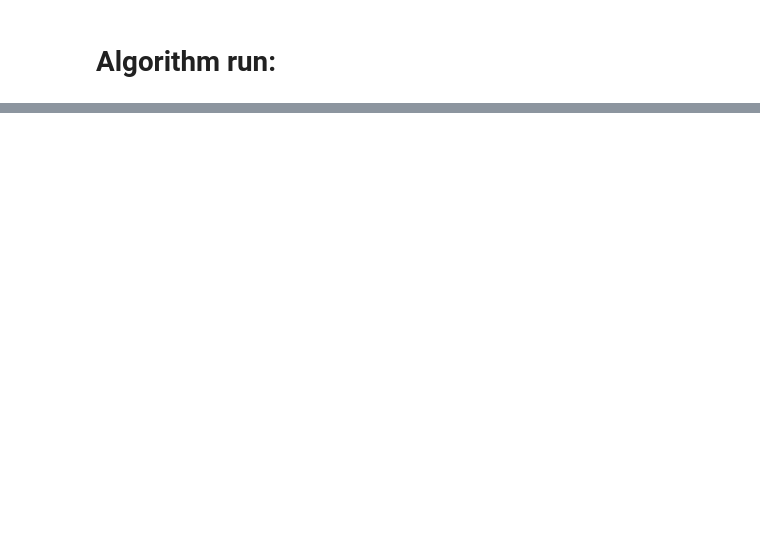
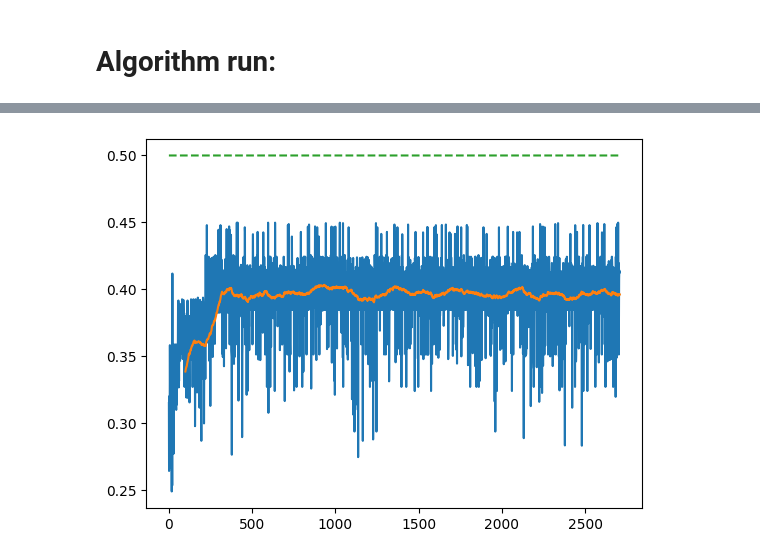
Before and after one commit to NitzanBarzilay/PickUsLunch, a Jupyter notebook: GeneticAlgorithm-WithWoltData.ipynb, the cells around one changed output, grey strips where cells are left out. Cells and saved outputs as stored; diff of their text form; code cells hidden in the pictures; blank space fills up the shorter version.

```diff
--- a/GeneticAlgorithm-WithWoltData.ipynb
+++ b/GeneticAlgorithm-WithWoltData.ipynb
@@ -106,2 +198,92 @@ user_input
 # %% [markdown]
 # Algorithm run:
+# %%
+best_fitness = -np.inf
+best_solution = np.nan
+best_res = []
+best_database = np.nan
+
+found = False
+
+combinations = 0
+for _, df in groups:
+    combinations += (df.shape[0] ** 3)
+
+print(f'------- Searching space of size {combinations} -------\n')
+
+start = time.time()
+for restaurant, database in groups:
+    print('.', end='')
+
+    rest_input = rest_df.loc[restaurant]
+
+    delivery_per_person = rest_input["delivery price"] / 3
+    user_input = deepcopy(base_user_input)
+    user_input["price"] = [p - delivery_per_person for p in user_input["price"]]
+#     print(user_input["price"])
+
+
+    if rest_input.kosher != user_input['kosher']:
+        continue
+    if rest_input.rating < user_input["min_rating"]:
+        continue
+
+
+    database.reset_index(inplace=True, drop=True)
+    res = []
+
+    # choose run params:
+    ga_instance = pygad.GA(num_generations         = 1000,
+                           num_parents_mating      = 20,
+                           sol_per_pop             = 30,
+                           num_genes               = user_input['people'],
+
+                           init_range_low          = 0,
+                           init_range_high         = len(database),
+
+                           random_mutation_min_val = 0,
+                           random_mutation_max_val = len(database),
+
+                           mutation_by_replacement = True,
+                           mutation_num_genes      = 1,
+                           mutation_probability    = 0.1,
+
+                           gene_type               = int,
+                           fitness_func            = fitness_function,
+                          )
+
+    # run:
+    ga_instance.run()
+
+    # print solution:
+    solution, fitness, i = ga_instance.best_solution()
+
+    if fitness > best_fitness:
+        best_fitness = fitness
+        best_res = res.copy()
+        best_solution = solution
+        best_database = database.copy()
+        print(f'\nbest fitness updated to {round(best_fitness, 3)}', end='')
+        if (not found) and (best_fitness > 0.5):
+            initial = time.time()
+            print(f"---> a solution was found ! 🏆 ({round(initial - start, 3)}s)")
+            found = True
+        else: print()
+
+end = time.time()
+best_solution = [best_database.iloc[i] for i in best_solution]
+
+print(f'total time {round(end-start,3)}s')
+print(f'\n----------------- Best solution ------------------\n')
+print(f'Fitness:          {best_fitness}')
+print(f'Hard constraints: {"🏆" if best_fitness > 0.5 else "🛑"}')
+print(f'Total price:      {sum([dish["price"] for dish in best_solution])} ₪ (limit was {user_input["price"]} ₪)')
+print()
+[print_dish(best_solution, user_input, i) for i in range(len(best_solution))]
+
+print()
+print('Evolution Plot:')
+pd.Series(best_res).plot()
+pd.Series(best_res).rolling(window=100).mean().plot()
+pd.Series(np.ones(len(best_res)) * 0.5).plot(style='--')
+# %% [output]
@@ -107,0 +324 @@ user_input
+[figure, added]
```
Also changed, not shown: parts of 18 cells of this notebook, 1 other file.
